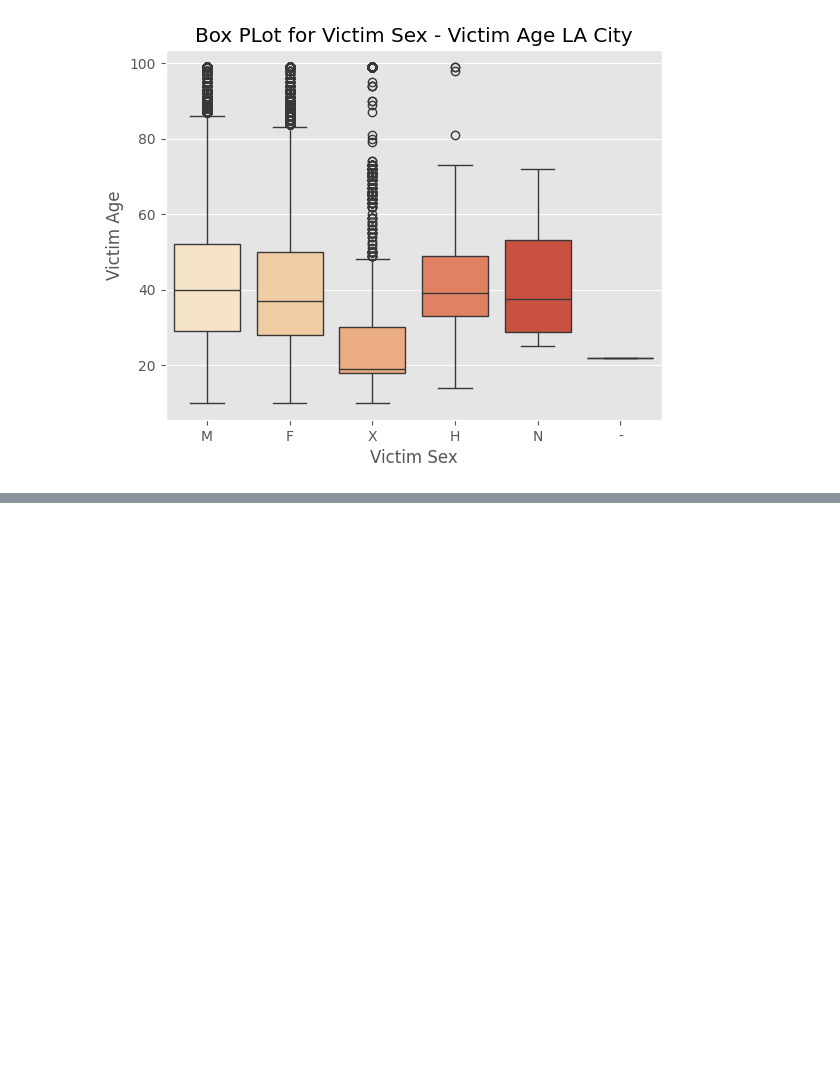
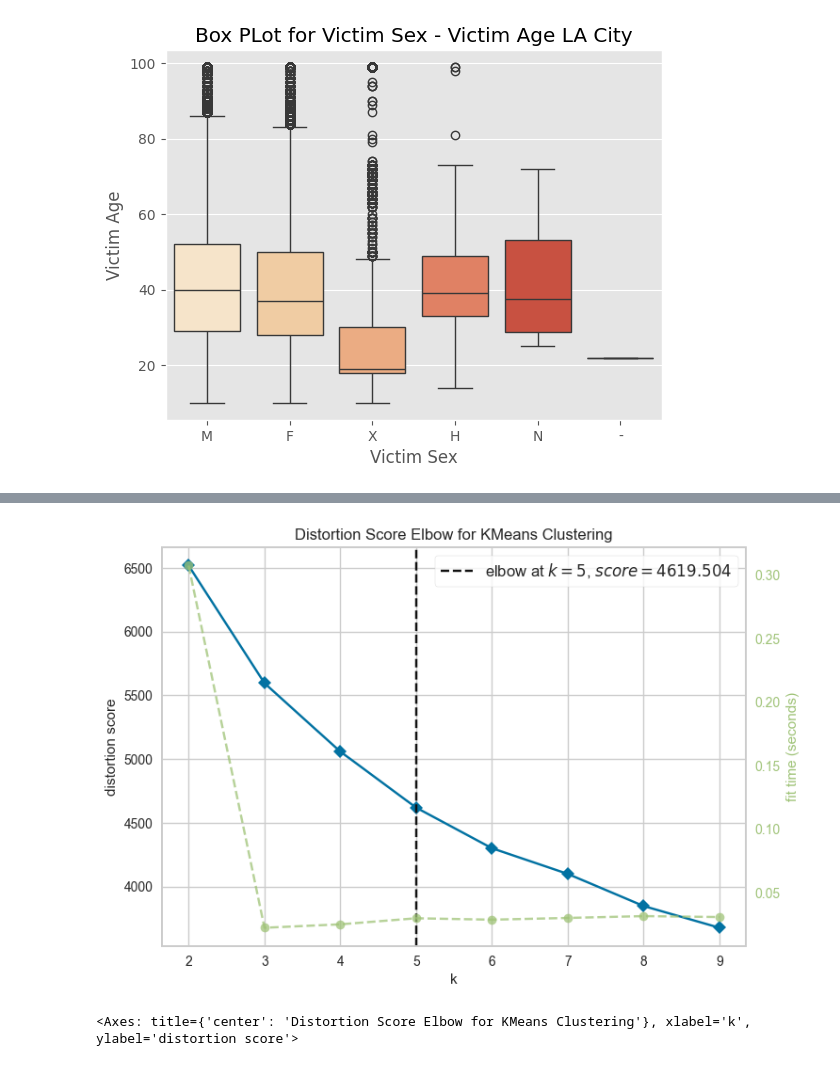
Before and after one commit to harshith-nikhil/Traffic-Analysis, a Jupyter notebook: Data EDA.ipynb, the cells around one changed output, grey strips where cells are left out. Drawn from its saved outputs; the diff is of its cells as text; code cells hidden in the pictures; blank space fills up the shorter version.

Commit message:
Clustering and ARM Update

```diff
--- a/Data EDA.ipynb
+++ b/Data EDA.ipynb
@@ -326,0 +433,9 @@ plt.show()
+# %%
+from yellowbrick.cluster import KElbowVisualizer
+model_la = KMeans(random_state=42)
+visualise = KElbowVisualizer(model_la, k=(2, 10))
+visualise.fit(ml_la1_scaled)
+visualise.show()
+# %% [output]
+[figure, added]
+<Axes: title={'center': 'Distortion Score Elbow for KMeans Clustering'}, xlabel='k', ylabel='distortion score'>
```
Also changed, not shown: parts of 24 cells of this notebook, 2 other files.
